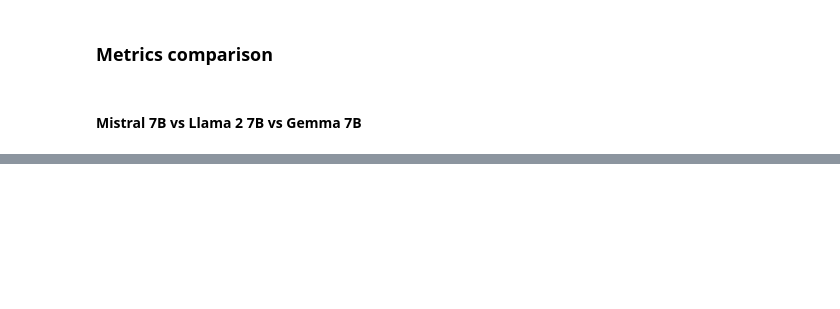
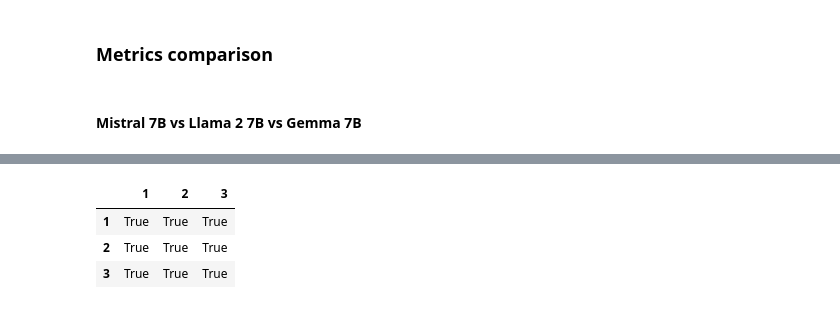
Before and after one commit to zaai-ai/lab, a Jupyter notebook: large-language-models/gemma/gemma.ipynb, the cells around one changed output, grey strips where cells are left out. Drawn from its saved outputs; the diff is of its cells as text; code cells hidden in the pictures; blank space fills up the shorter version.

```diff
--- a/large-language-models/gemma/gemma.ipynb
+++ b/large-language-models/gemma/gemma.ipynb
@@ -123,0 +112,8 @@ plt.show()
+# %%
+p_values = sp.posthoc_dunn([llama_metrics['rank'], mistral_metrics['rank'], gemma_metrics['rank']], p_adjust='holm')
+p_values > 0.05
+# %% [output]
+|  | 1 | 2 | 3 |
+| 1 | True | True | True |
+| 2 | True | True | True |
+| 3 | True | True | True |
```
Also changed, not shown: parts of 5 cells of this notebook, 3 other files.
